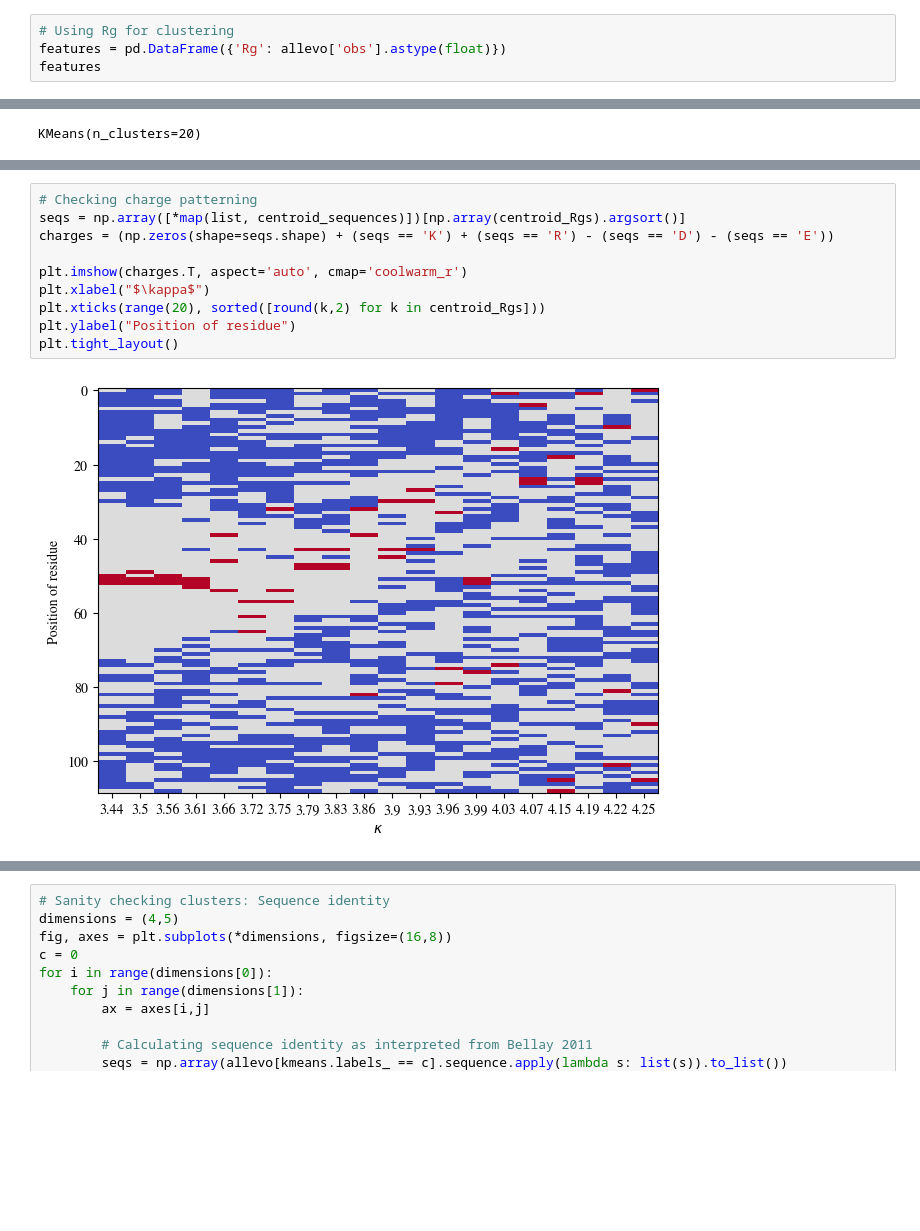
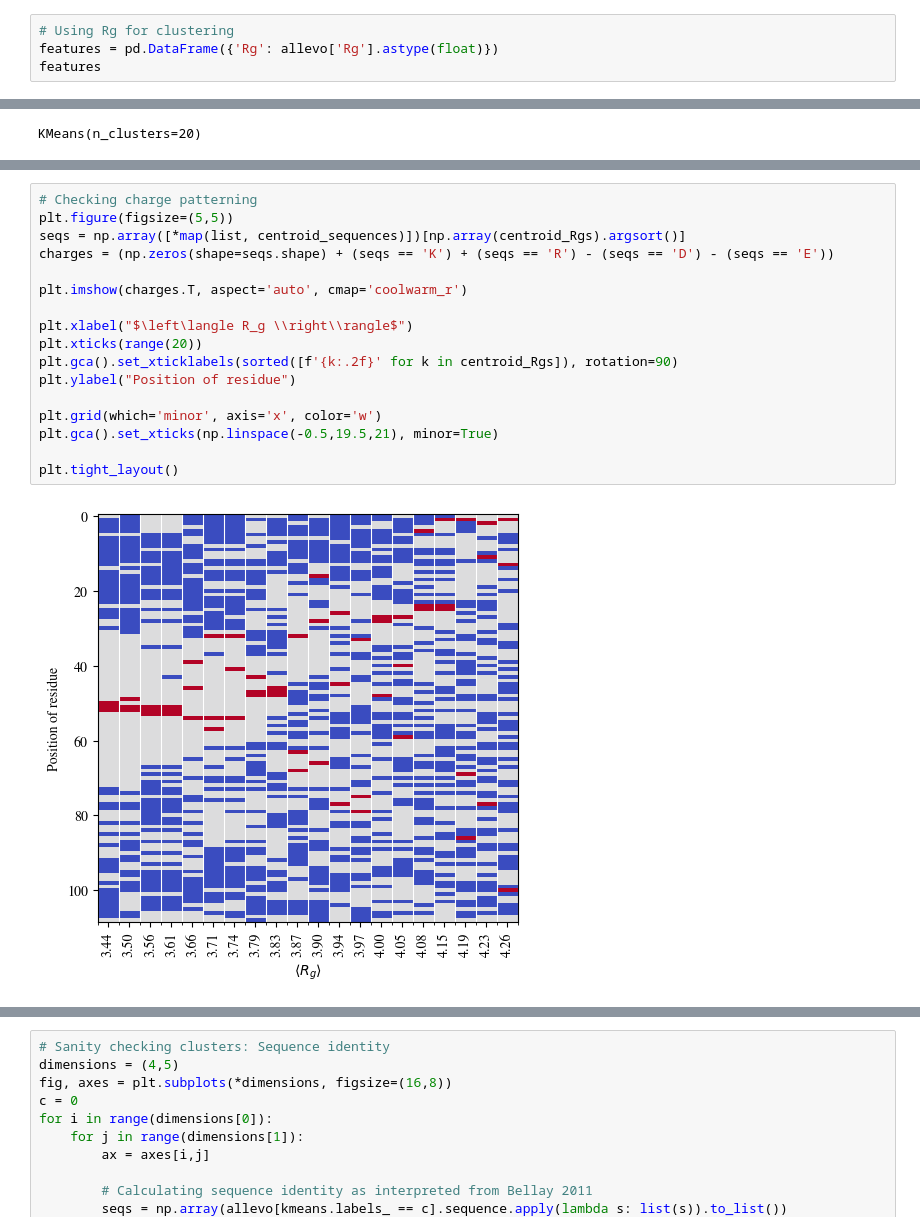
Before and after one commit to frederikespersen/OrthoIDP, a Jupyter notebook: exp/idpevo_h1-0/idpevo_h1-0.ipynb, the cells around one changed output, grey strips where cells are left out. Drawn from its saved outputs; the diff is of its cells as text; blank space fills up the shorter version.

```diff
--- a/exp/idpevo_h1-0/idpevo_h1-0.ipynb
+++ b/exp/idpevo_h1-0/idpevo_h1-0.ipynb
@@ -315,7 +315,7 @@ allevo
 1469 rows × 2 columns
 # %%
 # Using Rg for clustering
-features = pd.DataFrame({'Rg': allevo['obs'].astype(float)})
+features = pd.DataFrame({'Rg': allevo['Rg'].astype(float)})
 features
 # %% [output]
 |  | Rg |
@@ -395,14 +395,21 @@ KKAKKAKLSSVRKKKKKRKVPRKPKKKKKKAKAAVTAVTPAPSSPVPPATEDEPSAAASAGTPPGPVAAPKTKKPFKAAK
 # %%
 # Checking charge patterning
+plt.figure(figsize=(5,5))
 seqs = np.array([*map(list, centroid_sequences)])[np.array(centroid_Rgs).argsort()]
 charges = (np.zeros(shape=seqs.shape) + (seqs == 'K') + (seqs == 'R') - (seqs == 'D') - (seqs == 'E'))
 
 plt.imshow(charges.T, aspect='auto', cmap='coolwarm_r')
-plt.xlabel("$\kappa$")
-plt.xticks(range(20), sorted([round(k,2) for k in centroid_Rgs]))
+
+plt.xlabel("$\left\langle R_g \\right\\rangle$")
+plt.xticks(range(20))
+plt.gca().set_xticklabels(sorted([f'{k:.2f}' for k in centroid_Rgs]), rotation=90)
 plt.ylabel("Position of residue")
+
+plt.grid(which='minor', axis='x', color='w')
+plt.gca().set_xticks(np.linspace(-0.5,19.5,21), minor=True)
+
 plt.tight_layout()
 # %% [output]
-[figure, old version]
+[figure, new version]
 # %%
 # Sanity checking clusters: Rg
```
Also changed, not shown: parts of 6 cells of this notebook.
